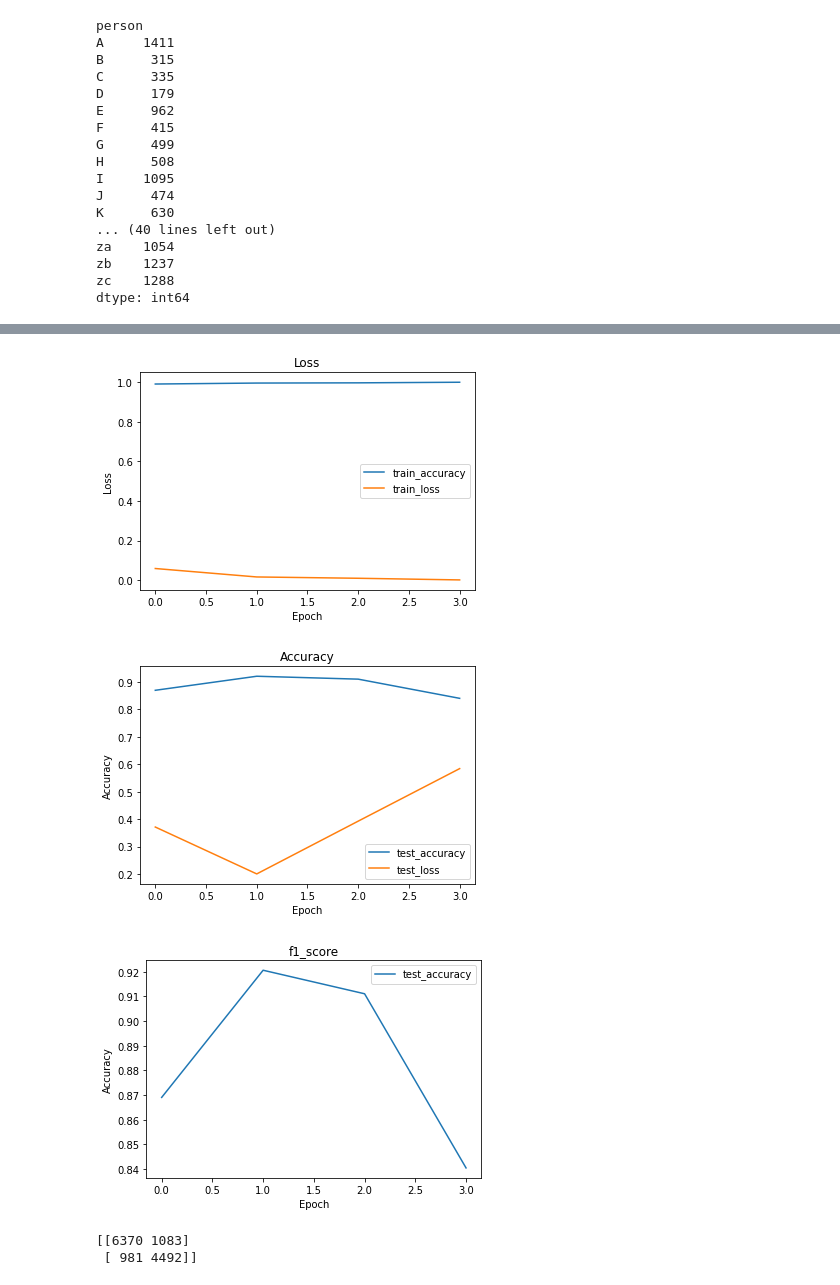
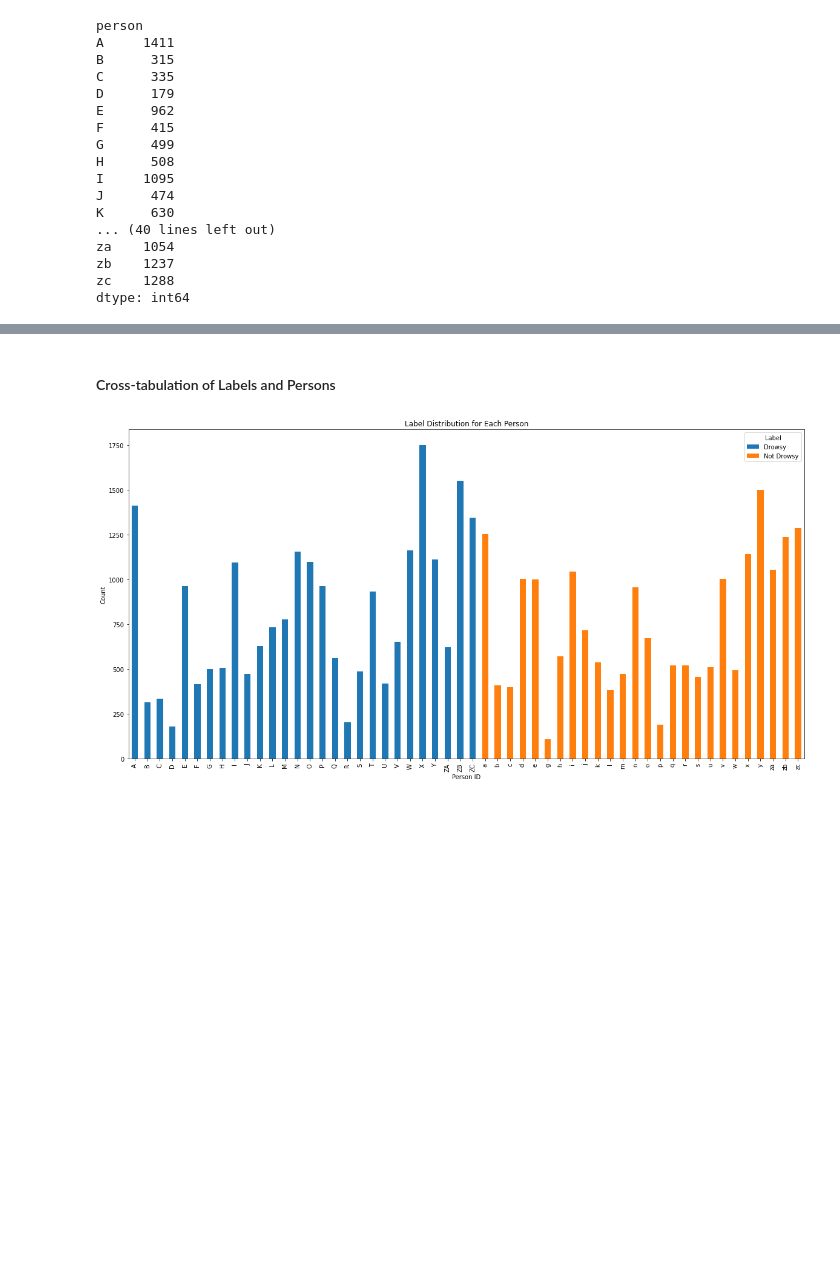
Before and after one commit to mattac22/TechLabs_DriverDrowsinessDetection, a Jupyter notebook: CNN_approach_DDD.ipynb, the cells around one changed output, grey strips where cells are left out. Drawn from its saved outputs; the diff is of its cells as text; code cells hidden in the pictures; blank space fills up the shorter version.

```diff
--- a/CNN_approach_DDD.ipynb
+++ b/CNN_approach_DDD.ipynb
@@ -782,38 +215,12 @@ zc      1      1288      0.07763975155279502
-# %%
-# plot loss
-plt.plot(accuracies, label='train_accuracy')
-plt.plot(losses, label='train_loss')
-plt.legend()
-plt.title('Loss')
-plt.xlabel('Epoch')
-plt.ylabel('Loss')
-plt.show()
-
-# plot accuracy
-plt.plot(test_accuracies, label='test_accuracy')
-plt.plot(test_losses, label='test_loss')
-plt.legend()
-plt.title('Accuracy')
-plt.xlabel('Epoch')
-plt.ylabel('Accuracy')
-plt.show()
-
-
-#f1_score
-plt.plot(f1score_test_list, label='test_accuracy')
-#plt.plot(test_losses, label='test_loss')
-plt.legend()
-plt.title('f1_score')
-plt.xlabel('Epoch')
-plt.ylabel('Accuracy')
-plt.show()
-# %% [output]
-[figure, removed]
-[figure, removed]
-[figure, removed]
-# %%
-cm = confusion_matrix(test_preds_list, test_class)
-print(cm)
-# %% [output]
-[[6370 1083]
- [ 981 4492]]
+# %% [markdown]
+#### Cross-tabulation of Labels and Persons
+# %%
+# Create a cross-tabulation of persons and labels
+pd.crosstab(df['person'], df['label']).plot(kind='bar', stacked=True, figsize=(20, 10))
+plt.title('Label Distribution for Each Person')
+plt.xlabel('Person ID')
+plt.ylabel('Count')
+plt.legend(title='Label', labels=['Drowsy', 'Not Drowsy'])
+plt.show()
+# %% [output]
+[figure, added]
```
Also changed, not shown: parts of 54 cells of this notebook.
